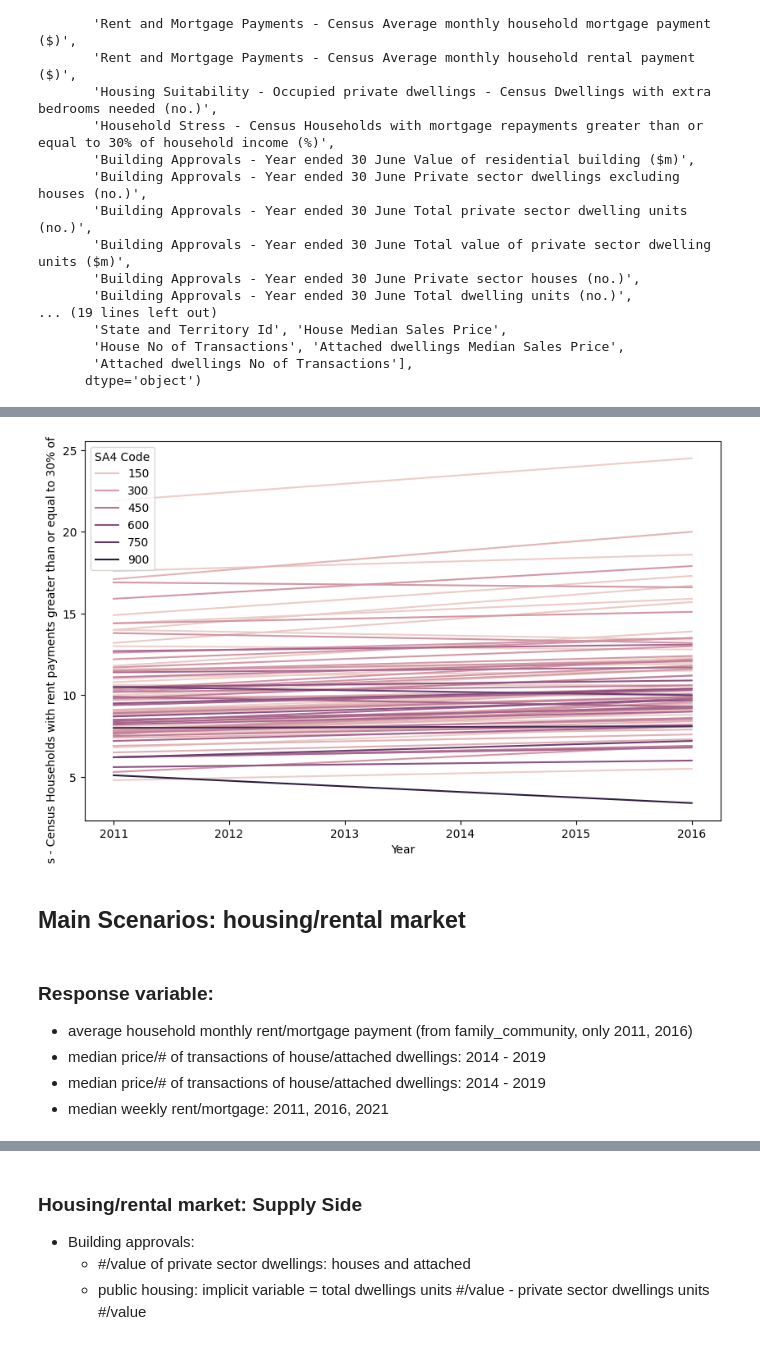
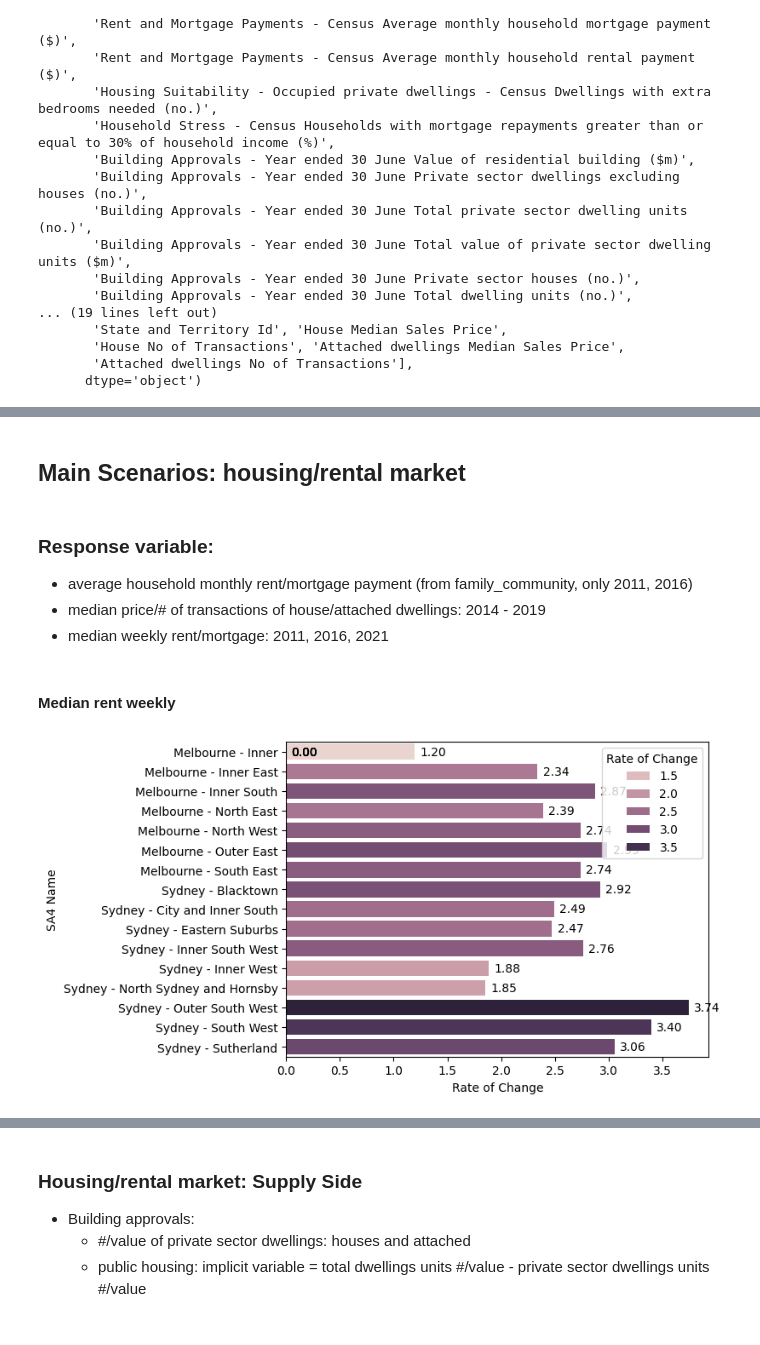
Before and after one commit to S0methingSimple/bda-c924-a2, a Jupyter notebook: frontend/SUDO_data_analysis.ipynb, the cells around one changed output, grey strips where cells are left out. Cells and saved outputs as stored; diff of their text form; code cells hidden in the pictures.

```diff
--- a/frontend/SUDO_data_analysis.ipynb
+++ b/frontend/SUDO_data_analysis.ipynb
@@ -409,0 +484,2 @@ STATE_TERRITORY_ID = {
+# %%
+df_sudo_major['SA4 Code'] = df_sudo_major['SA4 Code'].astype('category')
@@ -483,8 +518,0 @@ Name: (2021, 9), dtype: float64)
-# %%
-plt.figure(figsize=(10, 6))
-ax = sns.lineplot(
-    data=grouped_df,
-    x='Year',
-    y='Residential Property Prices - Year ended 30 June Attached Dwellings - number of transfers (no.)',
-    hue='SA4 Code'
-)
@@ -545,10 +518,0 @@ TypeError: can only concatenate str (not "int") to str
-# %%
-plt.figure(figsize=(10, 6))
-ax = sns.lineplot(
-    data=df_sudo,
-    x='Year',
-    y='Household Stress - Census Households with rent payments greater than or equal to 30% of household income (%)',
-    hue='SA4 Code'
-)
-# %% [output]
-[figure, removed]
@@ -555,8 +527,37 @@ ax = sns.lineplot(
 # %% [markdown]
 ## Main Scenarios: housing/rental market
+# %%
+def get_IRR(start: int, end: int, var: str, df=df_sudo_major):
+    filtered_df = df[df['Year'].isin([start, end])]
+    pivot_df = filtered_df.pivot(index='SA4 Name', columns='Year', values=var)
+    pivot_df['Rate of Change'] = ((pivot_df[end] / pivot_df[start]) ** (1/(end-start)) - 1) * 100
+
+    ax = sns.barplot(
+        data=pivot_df,
+        x='Rate of Change',
+        y='SA4 Name',
+        hue='Rate of Change'
+    )
+
+    # Annotate each bar with the value from the data
+    for p in ax.patches:  # loop through each bar
+        width = p.get_width()  # get the width of the bar
+        ax.text(
+            width + 0.05,  # x-coordinate position of text
+            p.get_y() + p.get_height() / 2,  # y-coordinate position of text
+            '{:1.2f}'.format(width),  # text label
+            va='center'  # center alignment
+        )
+
+    return pivot_df
 # %% [markdown]
 ### Response variable:
 - average household monthly rent/mortgage payment (from family_community, only 2011, 2016)
 - median price/# of transactions of house/attached dwellings: 2014 - 2019
-- median price/# of transactions of house/attached dwellings: 2014 - 2019
 - median weekly rent/mortgage: 2011, 2016, 2021
+# %% [markdown]
+#### Median rent weekly
+# %%
+pivot_df = get_IRR(2011, 2021, 'Median rent weekly')
+# %% [output]
+[figure, added]
```
Also changed, not shown: parts of 46 cells of this notebook, 10 other files.
